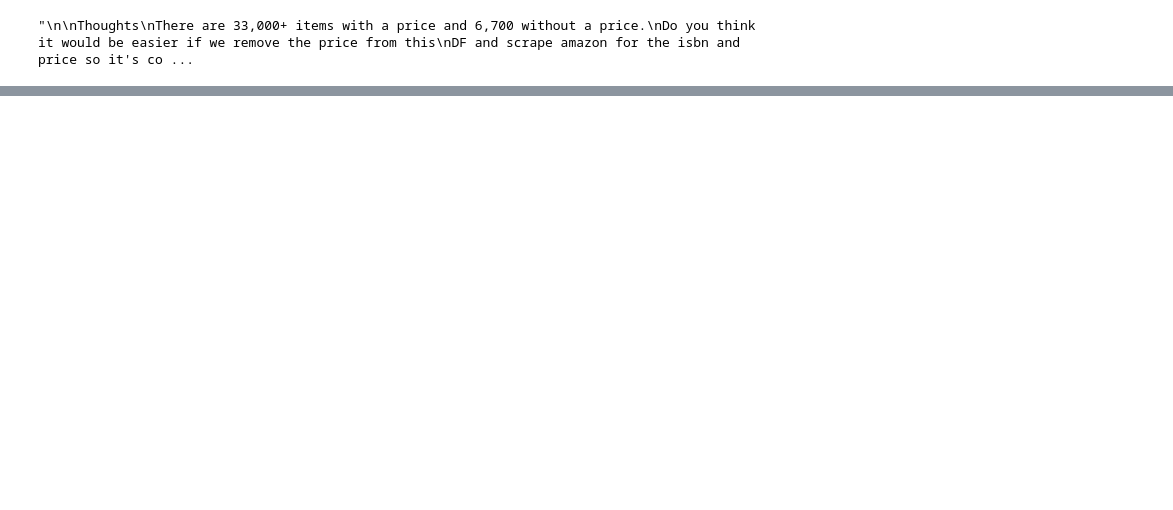
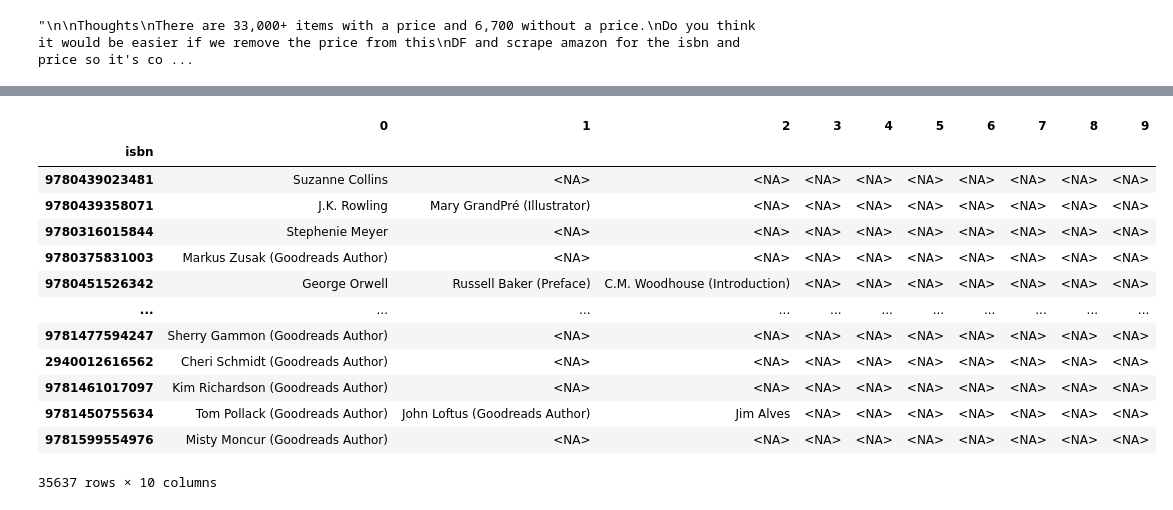
Before and after one commit to mattapallisravya/ETL-Project-Goodreads, a Jupyter notebook: Extract.ipynb, the cells around one changed output, grey strips where cells are left out. Cells and saved outputs as stored; diff of their text form; code cells hidden in the pictures; blank space fills up the shorter version.

Commit message:
fixed the author column and placed data into a new df and new csv file

```diff
--- a/Extract.ipynb
+++ b/Extract.ipynb
@@ -141,3 +144,7 @@ Would it be easier to scrape if we remove anything after a comma so we only have
 '''
 # %% [output]
 "\n\nThoughts\nThere are 33,000+ items with a price and 6,700 without a price.\nDo you think it would be easier if we remove the price from this\nDF and scrape amazon for the isbn and price so it's co ...
+# %%
+test_df = book_df2[['author', 'isbn']].copy()
+test_df = test_df.set_index('isbn')
+test_df.head(12)
@@ -143,0 +166,20 @@ Would it be easier to scrape if we remove anything after a comma so we only have
+# %%
+# Split the Author Strings by a comma
+
+new_df = pd.DataFrame(test_df['author'].str.split(pat=',', n=-1, expand=True))
+new_df
+# %% [output]
+|  | 0 | 1 | 2 | 3 | 4 | 5 | 6 | 7 | 8 | 9 |
+| isbn |  |  |  |  |  |  |  |  |  |  |
+| 9780439023481 | Suzanne Collins | <NA> | <NA> | <NA> | <NA> | <NA> | <NA> | <NA> | <NA> | <NA> |
+| 9780439358071 | J.K. Rowling | Mary GrandPré (Illustrator) | <NA> | <NA> | <NA> | <NA> | <NA> | <NA> | <NA> | <NA> |
+| 9780316015844 | Stephenie Meyer | <NA> | <NA> | <NA> | <NA> | <NA> | <NA> | <NA> | <NA> | <NA> |
+| 9780375831003 | Markus Zusak (Goodreads Author) | <NA> | <NA> | <NA> | <NA> | <NA> | <NA> | <NA> | <NA> | <NA> |
+| 9780451526342 | George Orwell | Russell Baker (Preface) | C.M. Woodhouse (Introduction) | <NA> | <NA> | <NA> | <NA> | <NA> | <NA> | <NA> |
+| ... | ... | ... | ... | ... | ... | ... | ... | ... | ... | ... |
+| 9781477594247 | Sherry Gammon (Goodreads Author) | <NA> | <NA> | <NA> | <NA> | <NA> | <NA> | <NA> | <NA> | <NA> |
+| 2940012616562 | Cheri Schmidt (Goodreads Author) | <NA> | <NA> | <NA> | <NA> | <NA> | <NA> | <NA> | <NA> | <NA> |
+| 9781461017097 | Kim Richardson (Goodreads Author) | <NA> | <NA> | <NA> | <NA> | <NA> | <NA> | <NA> | <NA> | <NA> |
+| 9781450755634 | Tom Pollack (Goodreads Author) | John Loftus (Goodreads Author) | Jim Alves | <NA> | <NA> | <NA> | <NA> | <NA> | <NA> | <NA> |
+| 9781599554976 | Misty Moncur (Goodreads Author) | <NA> | <NA> | <NA> | <NA> | <NA> | <NA> | <NA> | <NA> | <NA> |
+35637 rows × 10 columns
```
Also changed, not shown: parts of 8 cells of this notebook, 3 other files.
